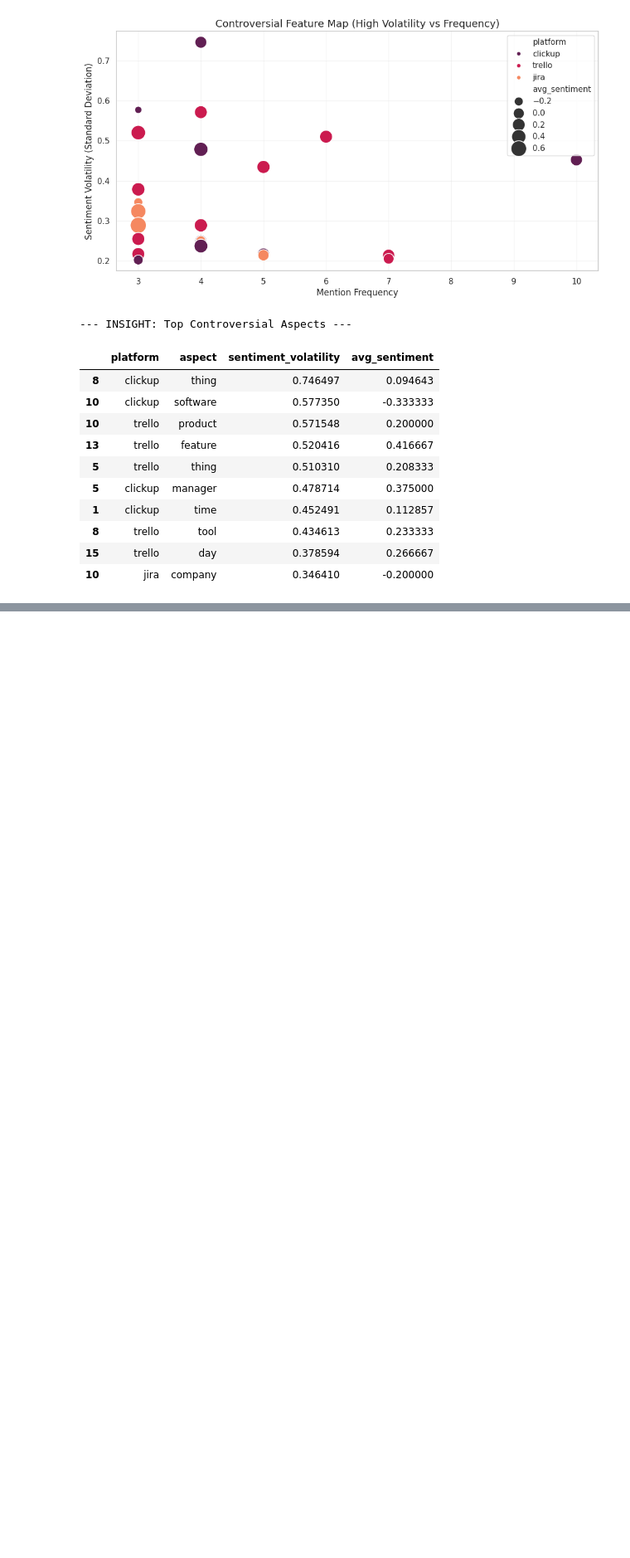
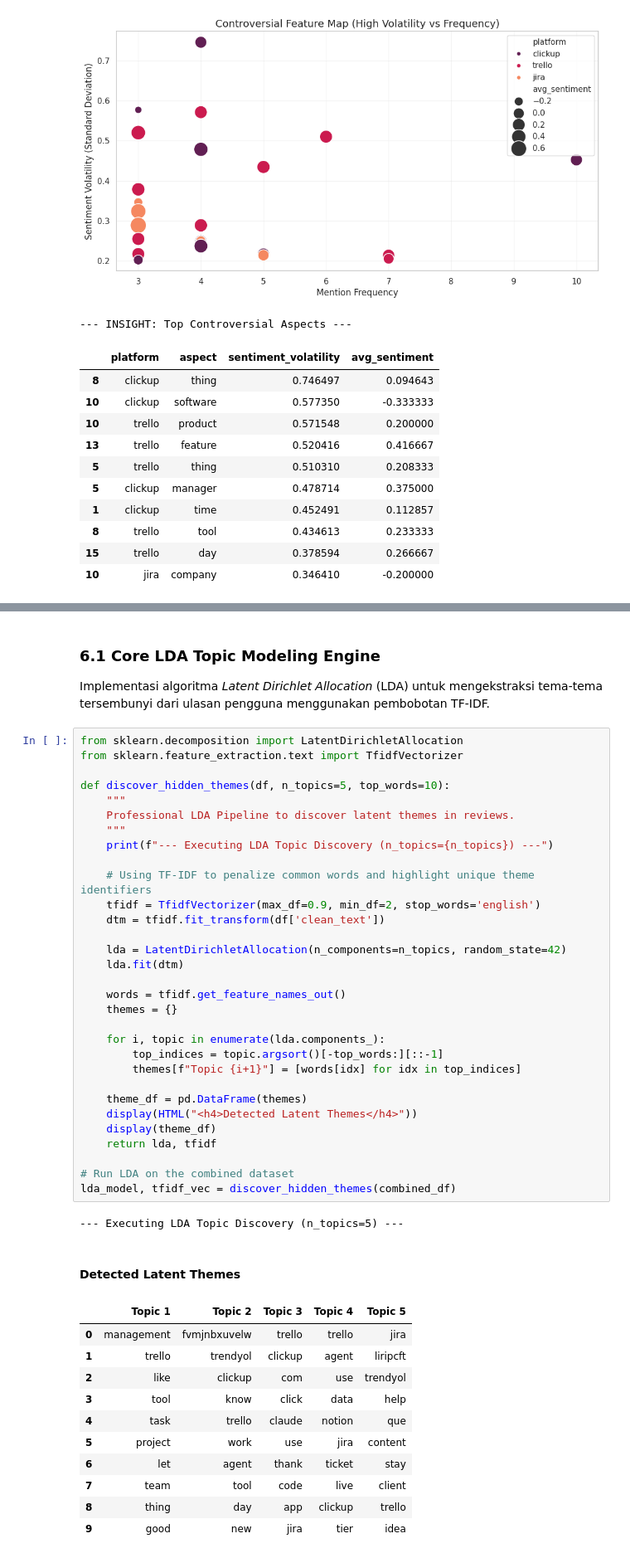
Before and after one commit to LatiefDataVisionary/pm-tools-absa-analysis, a Jupyter notebook: notebook/absa_x.ipynb, the cells around one changed output, grey strips where cells are left out. Shown at 83% size. Saved outputs shown, nothing was run; the diff lists cells and outputs as text; blank space fills up the shorter version.

```diff
--- a/notebook/absa_x.ipynb
+++ b/notebook/absa_x.ipynb
@@ -1114,0 +1110,48 @@ identify_polarizing_features(strategic_insights)
+# %% [markdown]
+### **6.1 Core LDA Topic Modeling Engine**
+Implementasi algoritma *Latent Dirichlet Allocation* (LDA) untuk mengekstraksi tema-tema tersembunyi dari ulasan pengguna menggunakan pembobotan TF-IDF.
+# %%
+from sklearn.decomposition import LatentDirichletAllocation
+from sklearn.feature_extraction.text import TfidfVectorizer
+
+def discover_hidden_themes(df, n_topics=5, top_words=10):
+    """
+    Professional LDA Pipeline to discover latent themes in reviews.
+    """
+    print(f"--- Executing LDA Topic Discovery (n_topics={n_topics}) ---")
+
+    # Using TF-IDF to penalize common words and highlight unique theme identifiers
+    tfidf = TfidfVectorizer(max_df=0.9, min_df=2, stop_words='english')
+    dtm = tfidf.fit_transform(df['clean_text'])
+
+    lda = LatentDirichletAllocation(n_components=n_topics, random_state=42)
+    lda.fit(dtm)
+
+    words = tfidf.get_feature_names_out()
+    themes = {}
+
+    for i, topic in enumerate(lda.components_):
+        top_indices = topic.argsort()[-top_words:][::-1]
+        themes[f"Topic {i+1}"] = [words[idx] for idx in top_indices]
+
+    theme_df = pd.DataFrame(themes)
+    display(HTML("<h4>Detected Latent Themes</h4>"))
+    display(theme_df)
+    return lda, tfidf
+
+# Run LDA on the combined dataset
+lda_model, tfidf_vec = discover_hidden_themes(combined_df)
+# %% [output]
+--- Executing LDA Topic Discovery (n_topics=5) ---
+Detected Latent Themes
+|  | Topic 1 | Topic 2 | Topic 3 | Topic 4 | Topic 5 |
+| 0 | management | fvmjnbxuvelw | trello | trello | jira |
+| 1 | trello | trendyol | clickup | agent | liripcft |
+| 2 | like | clickup | com | use | trendyol |
+| 3 | tool | know | click | data | help |
+| 4 | task | trello | claude | notion | que |
+| 5 | project | work | use | jira | content |
+| 6 | let | agent | thank | ticket | stay |
+| 7 | team | tool | code | live | client |
+| 8 | thing | day | app | clickup | trello |
+| 9 | good | new | jira | tier | idea |
```
Also changed, not shown: parts of 13 cells of this notebook.
